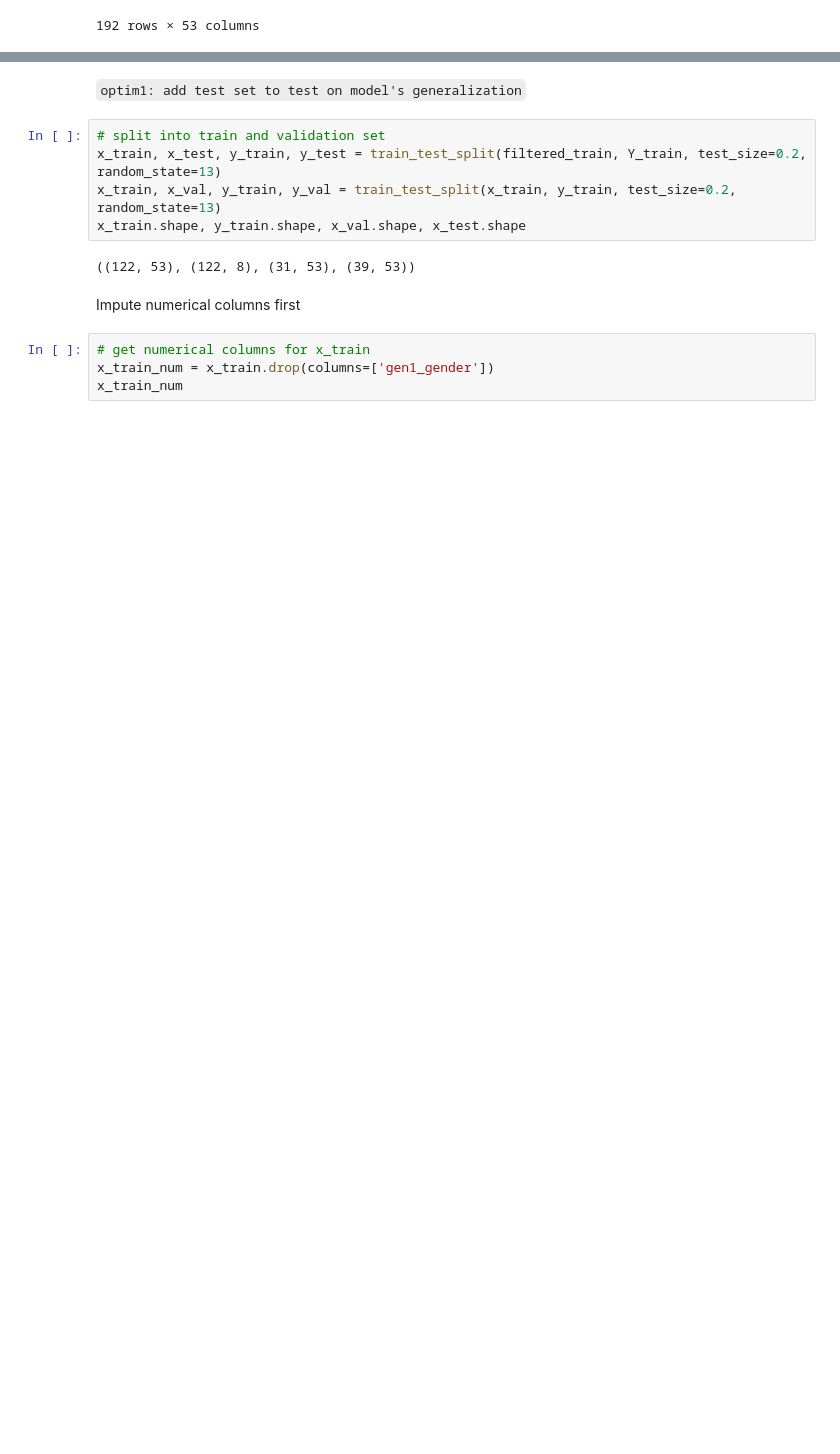
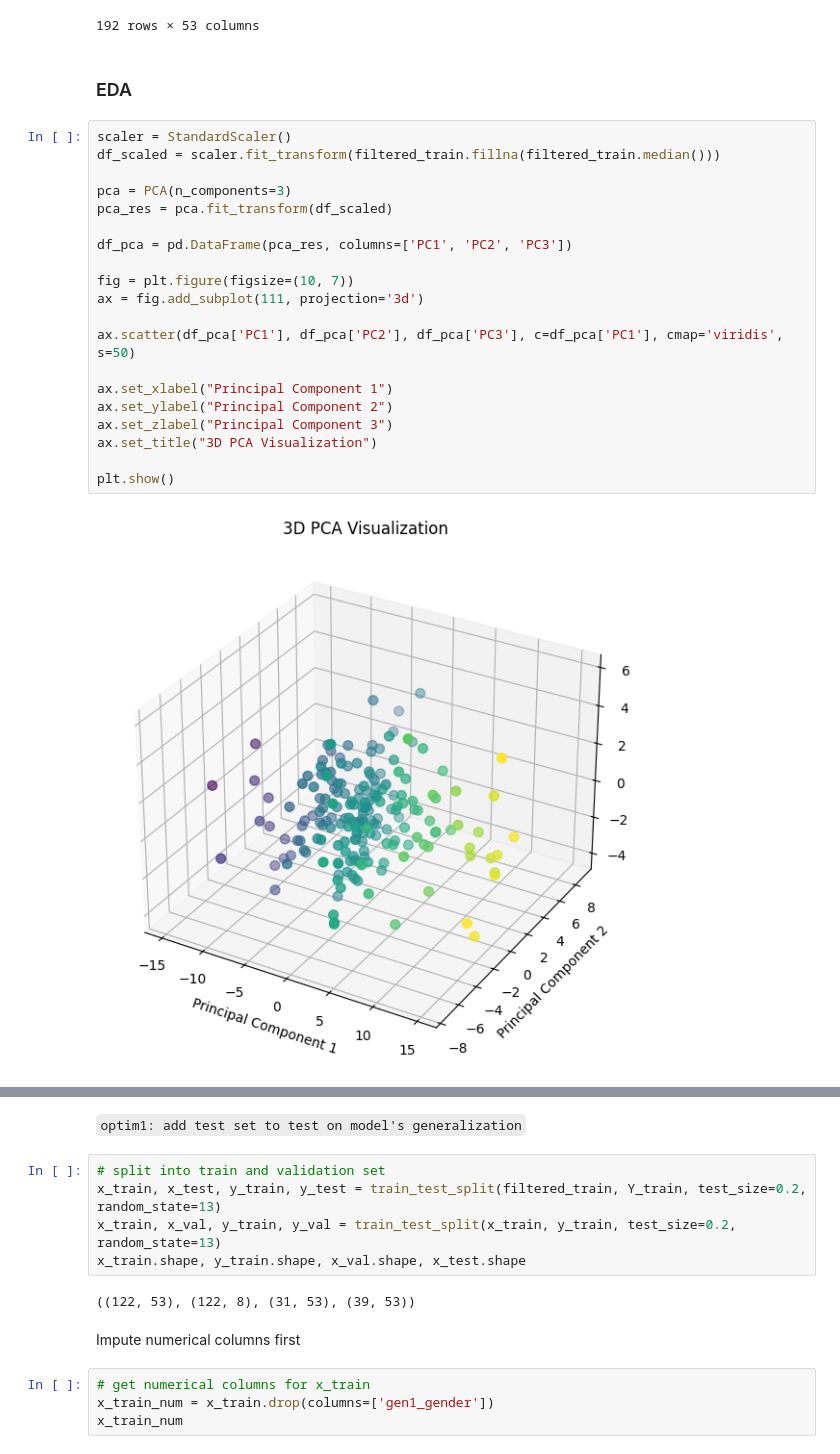
Before and after one commit to anyxling/usf-adml-project, a Jupyter notebook: task1.ipynb, the cells around one changed output, grey strips where cells are left out. Saved outputs shown, nothing was run; the diff lists cells and outputs as text; blank space fills up the shorter version.

```diff
--- a/task1.ipynb
+++ b/task1.ipynb
@@ -560,3 +563,27 @@ filtered_train
 | 2830 | 0 | 0.0 | 55.222683 | 59.726152 | 66.428978 | 71.006008 | 76.178826 | ... |
 | 3012 | 1 | 1.0 | 56.251625 | 64.491579 | 70.465927 | 73.992677 | 79.343537 | ... |
 192 rows × 53 columns
+# %% [markdown]
+### EDA
+# %%
+scaler = StandardScaler()
+df_scaled = scaler.fit_transform(filtered_train.fillna(filtered_train.median()))
+
+pca = PCA(n_components=3)
+pca_res = pca.fit_transform(df_scaled)
+
+df_pca = pd.DataFrame(pca_res, columns=['PC1', 'PC2', 'PC3'])
+
+fig = plt.figure(figsize=(10, 7))
+ax = fig.add_subplot(111, projection='3d')
+
+ax.scatter(df_pca['PC1'], df_pca['PC2'], df_pca['PC3'], c=df_pca['PC1'], cmap='viridis', s=50)
+
+ax.set_xlabel("Principal Component 1")
+ax.set_ylabel("Principal Component 2")
+ax.set_zlabel("Principal Component 3")
+ax.set_title("3D PCA Visualization")
+
+plt.show()
+# %% [output]
+[figure, added]
```
Also changed, not shown: parts of 3 cells of this notebook.
